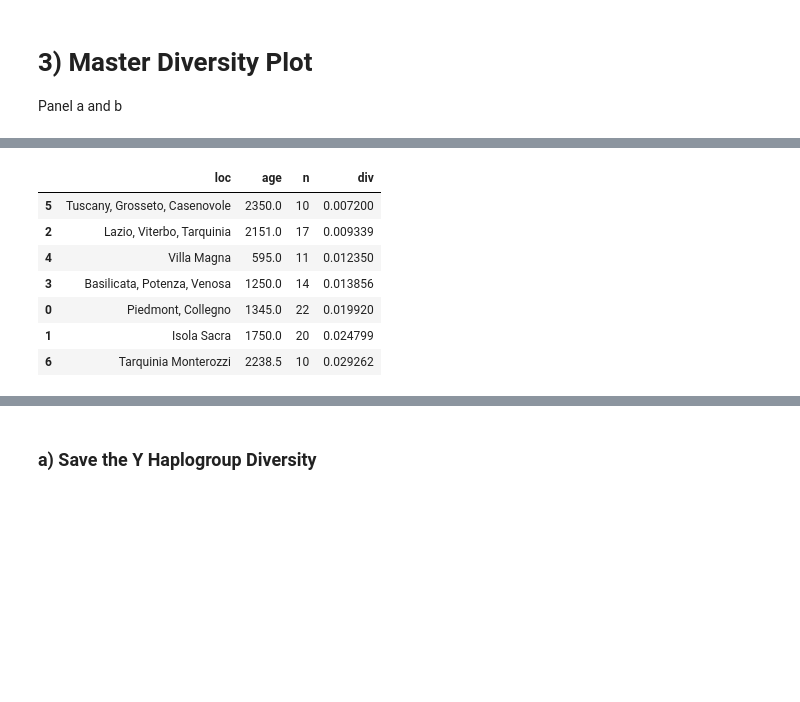
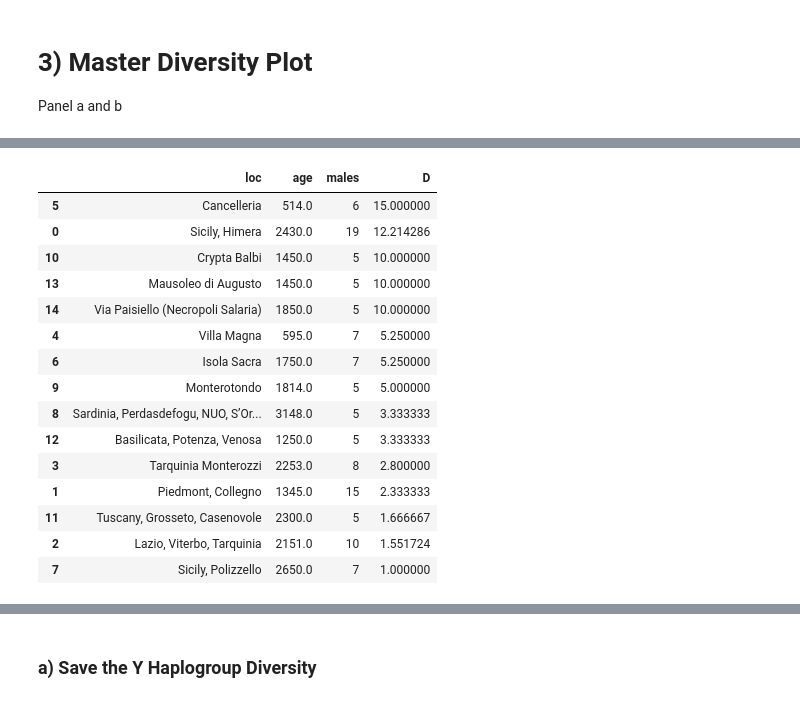
Before and after one commit to hringbauer/punic_aDNA, a Jupyter notebook: notebooks/figs/plot_y_div.ipynb, the cells around one changed output, grey strips where cells are left out. Saved outputs shown, nothing was run; the diff lists cells and outputs as text; code cells hidden in the pictures; blank space fills up the shorter version.

```diff
--- a/notebooks/figs/plot_y_div.ipynb
+++ b/notebooks/figs/plot_y_div.ipynb
@@ -782,11 +791,19 @@ df
-# %%
-df_pca_it.sort_values(by="div")
-# %% [output]
-|  | loc | age | n | div |
-| 5 | Tuscany, Grosseto, Casenovole | 2350.0 | 10 | 0.007200 |
-| 2 | Lazio, Viterbo, Tarquinia | 2151.0 | 17 | 0.009339 |
-| 4 | Villa Magna | 595.0 | 11 | 0.012350 |
-| 3 | Basilicata, Potenza, Venosa | 1250.0 | 14 | 0.013856 |
-| 0 | Piedmont, Collegno | 1345.0 | 22 | 0.019920 |
-| 1 | Isola Sacra | 1750.0 | 20 | 0.024799 |
-| 6 | Tarquinia Monterozzi | 2238.5 | 10 | 0.029262 |
+# %%
+df_y_it.sort_values(by="D", ascending=False)
+# %% [output]
+|  | loc | age | males | D |
+| 5 | Cancelleria | 514.0 | 6 | 15.000000 |
+| 0 | Sicily, Himera | 2430.0 | 19 | 12.214286 |
+| 10 | Crypta Balbi | 1450.0 | 5 | 10.000000 |
+| 13 | Mausoleo di Augusto | 1450.0 | 5 | 10.000000 |
+| 14 | Via Paisiello (Necropoli Salaria) | 1850.0 | 5 | 10.000000 |
+| 4 | Villa Magna | 595.0 | 7 | 5.250000 |
+| 6 | Isola Sacra | 1750.0 | 7 | 5.250000 |
+| 9 | Monterotondo | 1814.0 | 5 | 5.000000 |
+| 8 | Sardinia, Perdasdefogu, NUO, S’Or... | 3148.0 | 5 | 3.333333 |
+| 12 | Basilicata, Potenza, Venosa | 1250.0 | 5 | 3.333333 |
+| 3 | Tarquinia Monterozzi | 2253.0 | 8 | 2.800000 |
+| 1 | Piedmont, Collegno | 1345.0 | 15 | 2.333333 |
+| 11 | Tuscany, Grosseto, Casenovole | 2300.0 | 5 | 1.666667 |
+| 2 | Lazio, Viterbo, Tarquinia | 2151.0 | 10 | 1.551724 |
+| 7 | Sicily, Polizzello | 2650.0 | 7 | 1.000000 |
```
Also changed, not shown: parts of 9 cells of this notebook, 9 other files.
